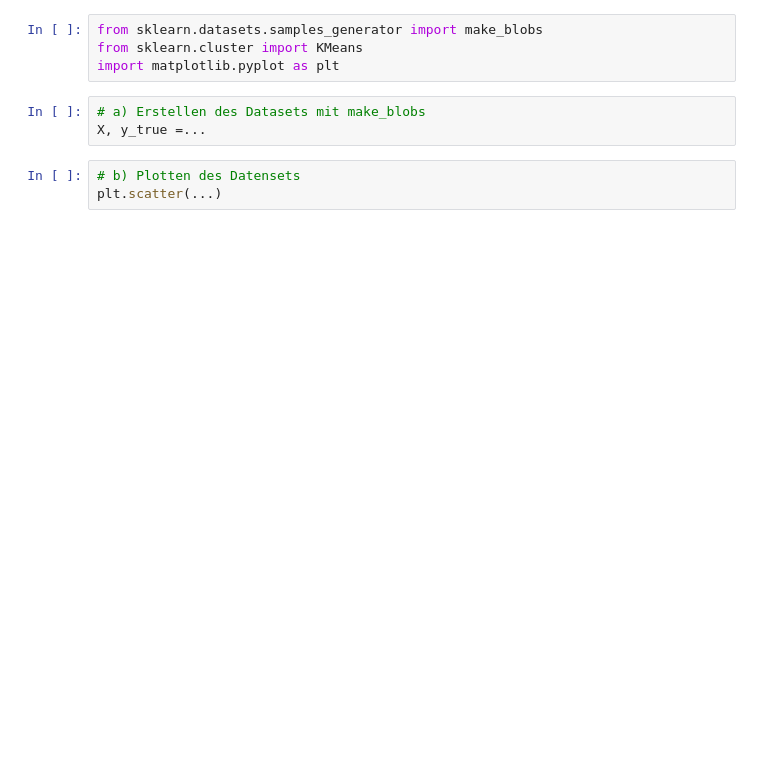
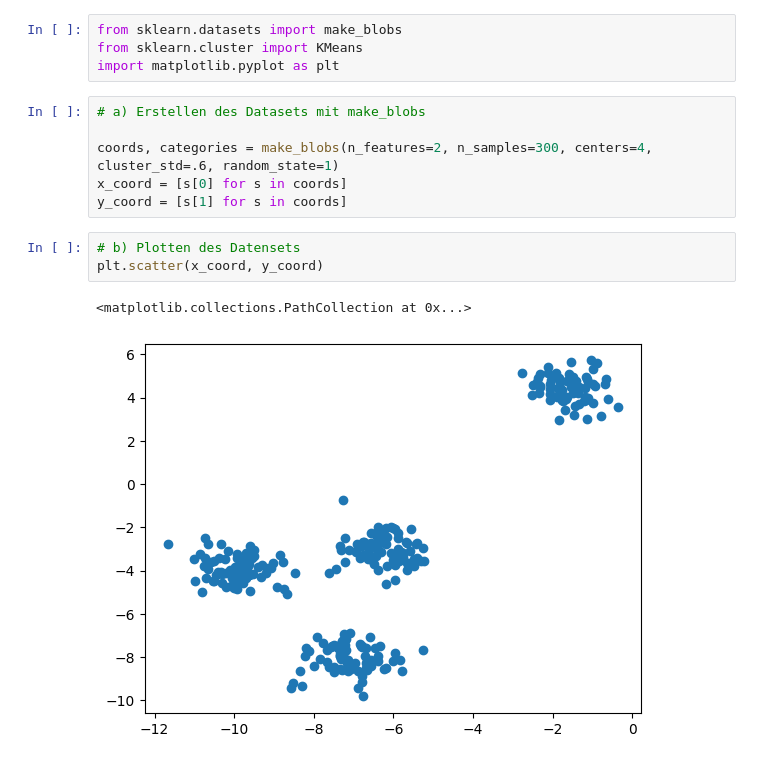
Before and after one commit to eneller/lec-dataanalytics, a Jupyter notebook: Blatt05_kMeansCluster/DAMF_Übung_5.ipynb, the cells around one changed output. Saved outputs shown, nothing was run; the diff lists cells and outputs as text; blank space fills up the shorter version.

```diff
--- a/Blatt05_kMeansCluster/DAMF_Übung_5.ipynb
+++ b/Blatt05_kMeansCluster/DAMF_Übung_5.ipynb
@@ -1,13 +1,19 @@
 # %%
-from sklearn.datasets.samples_generator import make_blobs
+from sklearn.datasets import make_blobs
 from sklearn.cluster import KMeans
 import matplotlib.pyplot as plt
-# %%
-# a) Erstellen des Datasets mit make_blobs
-X, y_true =...
+# %%
+# a) Erstellen des Datasets mit make_blobs
+
+coords, categories = make_blobs(n_features=2, n_samples=300, centers=4, cluster_std=.6, random_state=1)
+x_coord = [s[0] for s in coords]
+y_coord = [s[1] for s in coords]
 # %%
 # b) Plotten des Datensets
-plt.scatter(...)
+plt.scatter(x_coord, y_coord)
+# %% [output]
+<matplotlib.collections.PathCollection at 0x...>
+[figure, added]
 # %%
 # c) Anwenden der Elbow Methode
 wcss = []
```
Also changed, not shown: parts of 4 cells of this notebook, 6 other files.
